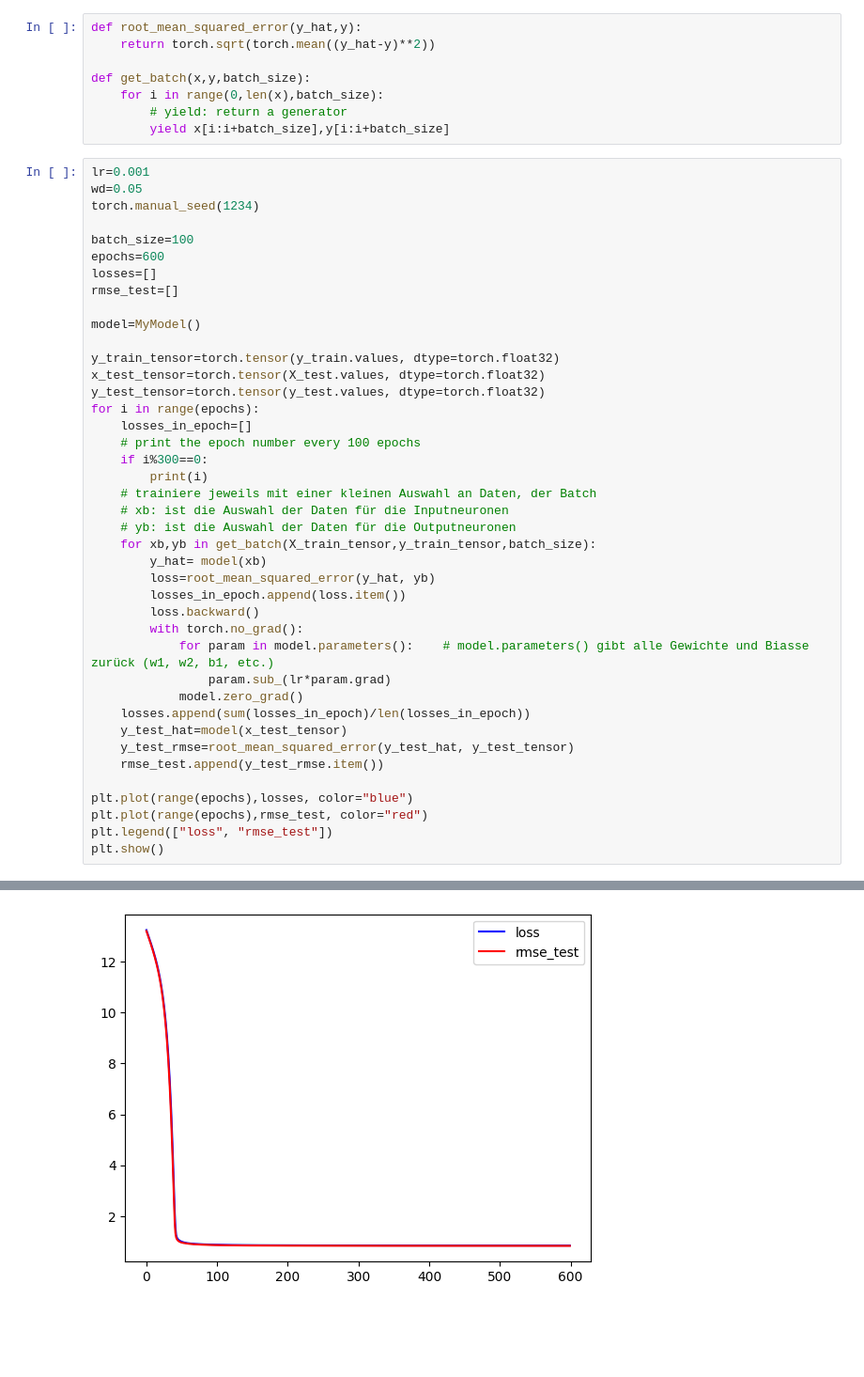
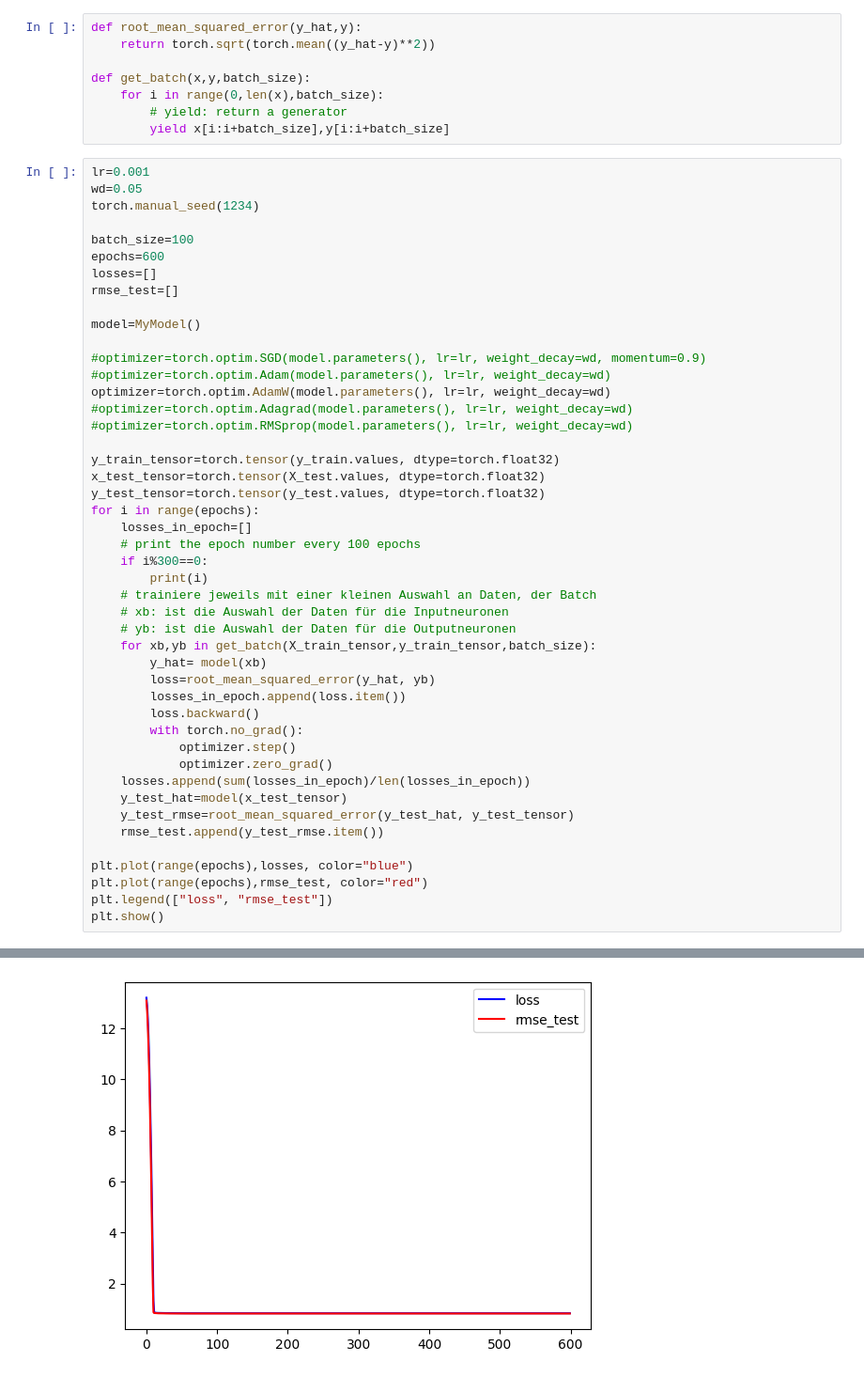
Before and after one commit to Koslowsky1337/Python_NeuralNetworks, a Jupyter notebook: CarPrice_NN/carprice_torch.ipynb, the cells around one changed output, grey strips where cells are left out. Shown: that part at 94% size. Drawn from its saved outputs; the diff is of its cells as text; blank space fills up the shorter version.

Commit message:
added optimizer

```diff
--- a/CarPrice_NN/carprice_torch.ipynb
+++ b/CarPrice_NN/carprice_torch.ipynb
@@ -241,40 +241,45 @@ losses=[]
 rmse_test=[]
 
 model=MyModel()
+
+#optimizer=torch.optim.SGD(model.parameters(), lr=lr, weight_decay=wd, momentum=0.9)
+#optimizer=torch.optim.Adam(model.parameters(), lr=lr, weight_decay=wd)
+optimizer=torch.optim.AdamW(model.parameters(), lr=lr, weight_decay=wd)
+#optimizer=torch.optim.Adagrad(model.parameters(), lr=lr, weight_decay=wd)
+#optimizer=torch.optim.RMSprop(model.parameters(), lr=lr, weight_decay=wd)
 
 y_train_tensor=torch.tensor(y_train.values, dtype=torch.float32)
 x_test_tensor=torch.tensor(X_test.values, dtype=torch.float32)
 y_test_tensor=torch.tensor(y_test.values, dtype=torch.float32)
 for i in range(epochs):
     losses_in_epoch=[]
     # print the epoch number every 100 epochs
     if i%300==0:
         print(i)
     # trainiere jeweils mit einer kleinen Auswahl an Daten, der Batch
     # xb: ist die Auswahl der Daten für die Inputneuronen
     # yb: ist die Auswahl der Daten für die Outputneuronen
     for xb,yb in get_batch(X_train_tensor,y_train_tensor,batch_size):
         y_hat= model(xb)
         loss=root_mean_squared_error(y_hat, yb)
         losses_in_epoch.append(loss.item())
         loss.backward()
         with torch.no_grad():
-            for param in model.parameters():    # model.parameters() gibt alle Gewichte und Biasse zurück (w1, w2, b1, etc.)
-                param.sub_(lr*param.grad)
-            model.zero_grad()
+            optimizer.step()
+            optimizer.zero_grad()
     losses.append(sum(losses_in_epoch)/len(losses_in_epoch))
     y_test_hat=model(x_test_tensor)
     y_test_rmse=root_mean_squared_error(y_test_hat, y_test_tensor)
     rmse_test.append(y_test_rmse.item())
 
 plt.plot(range(epochs),losses, color="blue")
 plt.plot(range(epochs),rmse_test, color="red")
 plt.legend(["loss", "rmse_test"])
 plt.show()
 # %% [output]
 0
 300
-[figure, old version]
+[figure, new version]
 # %%
 # print the lowest rmse and loss
 print(min(rmse_test))
```
Also changed, not shown: parts of 1 cell of this notebook.
